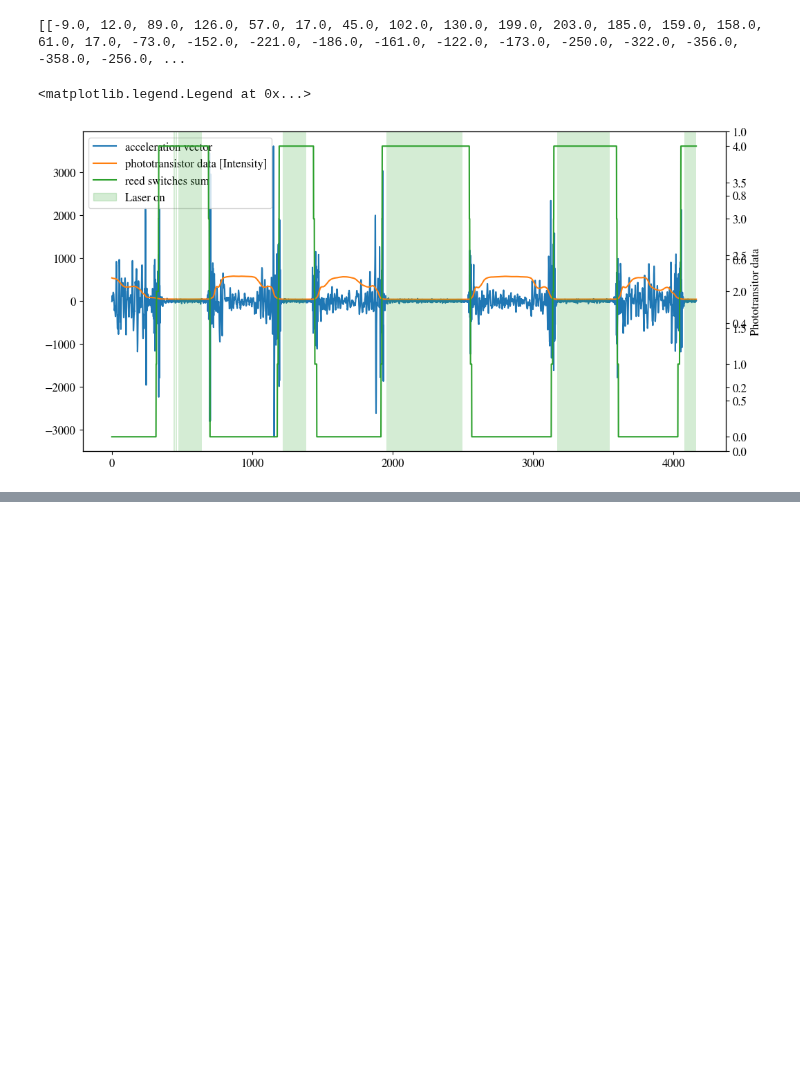
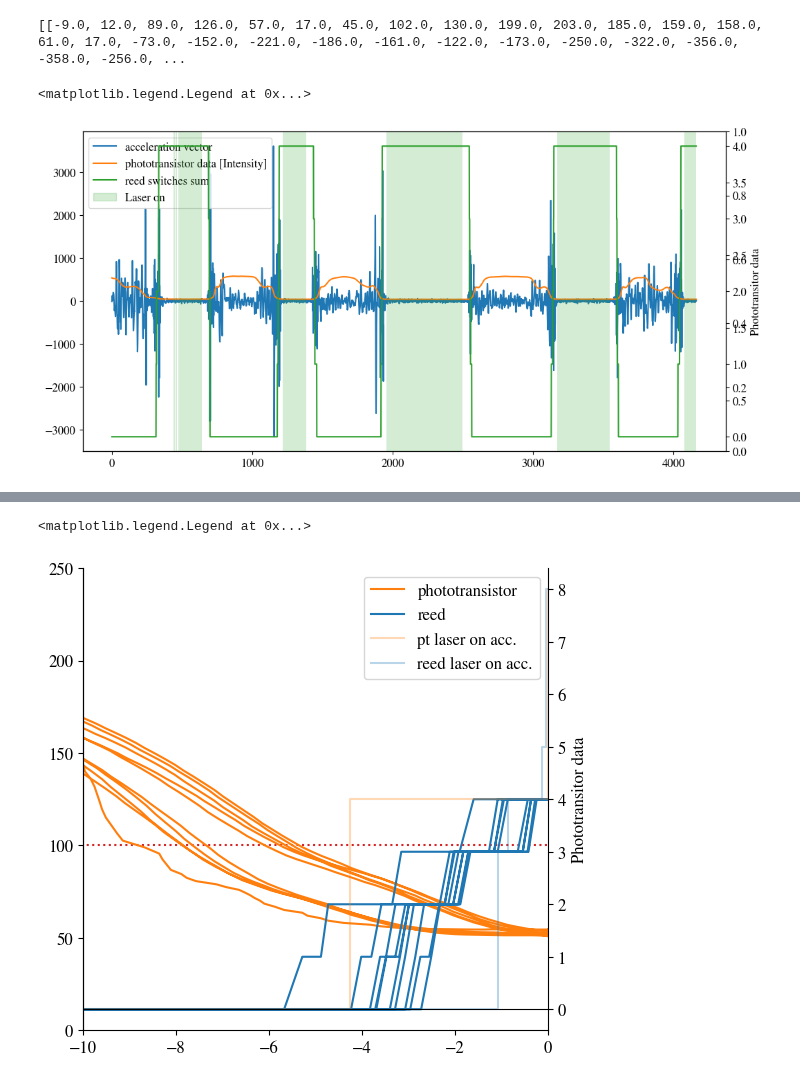
Before and after one commit to annnnna42/Arduino_KDC101_Control_and_Evaluation, a Jupyter notebook: merge/merge_plots_all.ipynb, the cells around one changed output, grey strips where cells are left out. Cells and saved outputs as stored; diff of their text form; code cells hidden in the pictures; blank space fills up the shorter version.

```diff
--- a/merge/merge_plots_all.ipynb
+++ b/merge/merge_plots_all.ipynb
@@ -744,3 +720,76 @@ ax.legend(loc="upper left")
+# %%
+
+fig, ax = plt.subplots(figsize=(6,6))
+ax2 = ax.twinx()
+
+#end = len(stage_data)
+start = 100
+end = len(data_transposed[0])
+x = [i for i in range(end)]
+
+plt.xlabel('Position')
+plt.ylabel('Phototransitor data')
+
+
+ax.spines['top'].set_visible(False)
+ax2.spines['top'].set_visible(False)
+
+# Adjust the position of the spines
+ax2.spines['right'].set_position(('data', 0))
+ax2.spines['bottom'].set_position(('data', 0))
+# ax.spines['left'].set_position(('data', -49.8))
+# ax.spines['bottom'].set_position(('data', 0))
+
+# Optional: Adjust the visibility of the bottom spine if desired
+ax2.spines['right'].set_visible(False)
+
+#plt.xlim([-20,0])
+# ax.plot(pd_all.position, pd_all.reed_sum, color = 'C0', alpha = 0.4, label = "Reed data")
+# ax3.plot(x_bins_reed, norm_bins_reed)
+
+ax.set_ylim([0,250])
+ax.set_xlim([-10,0])
+
+
+ax.hlines(y=threshold_ps, xmin=-50, xmax=0, color='C3', ls=':')
+ax.plot(pd_all.position, pd_all.pt_avg, color = 'C1', label = "phototransistor")
+ax2.plot([],[], color = 'C1', label = "phototransistor" )
+ax2.plot(pd_all.position, pd_all.reed_sum, color = 'C0', label = "reed")
+ax2.step(pos_array, ps_col_sums, color = 'C1', alpha = 0.3, label = 'pt laser on acc.')
+ax2.step(pos_array, reed_col_sums, color = 'C0', alpha = 0.3, label = 'reed laser on acc.')
+
+# ax3.fill_between(pd_all.position, pd_all.laser_result, color = 'C2', alpha = 0.2, label = "result")
+
+# ax.hlines(y=threshold_ps, xmin=0, xmax=len(pd_all.index), color='C3', ls=':')
+# ax.plot(pd_all.index, pd_all.pt_avg, color = 'C0', label = "phototransistor")
+# ax2.plot(pd_all.index, pd_all.reed_sum, color = 'C1', label = "reed")
+# ax3.fill_between(pd_all.index, pd_all.laser_pt, color = 'C0', alpha = 0.2, label = "phototransistor")
+# ax3.fill_between(pd_all.index, pd_all.laser_reed, color = 'C1', alpha = 0.2, label = "reed")
+# ax3.fill_between(pd_all.index, pd_all.laser_result, color = 'C2', alpha = 0.2, label = "result")
+
+ax2.legend()
+# s_gyro = frames[0][7]
+# e_gyro = frames[0][8]
+# for j in range(len(s_gyro)):
+#     ax2.add_patch(patches.Rectangle((s_gyro[j], -10000), e_gyro[j]-s_gyro[j], 25500, linewidth=0,  color='C0', alpha=0.2))
+
+# s_pt = frames[0][9]
+# e_pt = frames[0][10]
+# for j in range(len(s_pt)):
+#     ax2.add_patch(patches.Rectangle((s_pt[j], -10000), e_pt[j]-s_pt[j], 25500, linewidth=0,  color='C1', alpha=0.2))
+
+# s_reed = frames[0][11]
+# e_reed = frames[0][12]
+# for j in range(len(s_reed)):
+#     ax.add_patch(patches.Rectangle((s_reed[j], -10000), e_reed[j]-s_reed[j], 25500, linewidth=0,  color='C2', alpha=0.2))
+
+# s_res = frames[0][13]
+# e_res = frames[0][14]
+# for j in range(len(s_res)):         <
+#     ax3.add_patch(patches.Rectangle((s_res[j], -10000), e_res[j]-s_res[j], 25500, linewidth=0,  color='C2', alpha=0.2))
+# %% [output]
+<matplotlib.legend.Legend at 0x...>
+[figure, added]
 # %%
 ### 3x1 stage plot all
 #define dpi?
```
Also changed, not shown: parts of 5 cells of this notebook, 27 other files.
